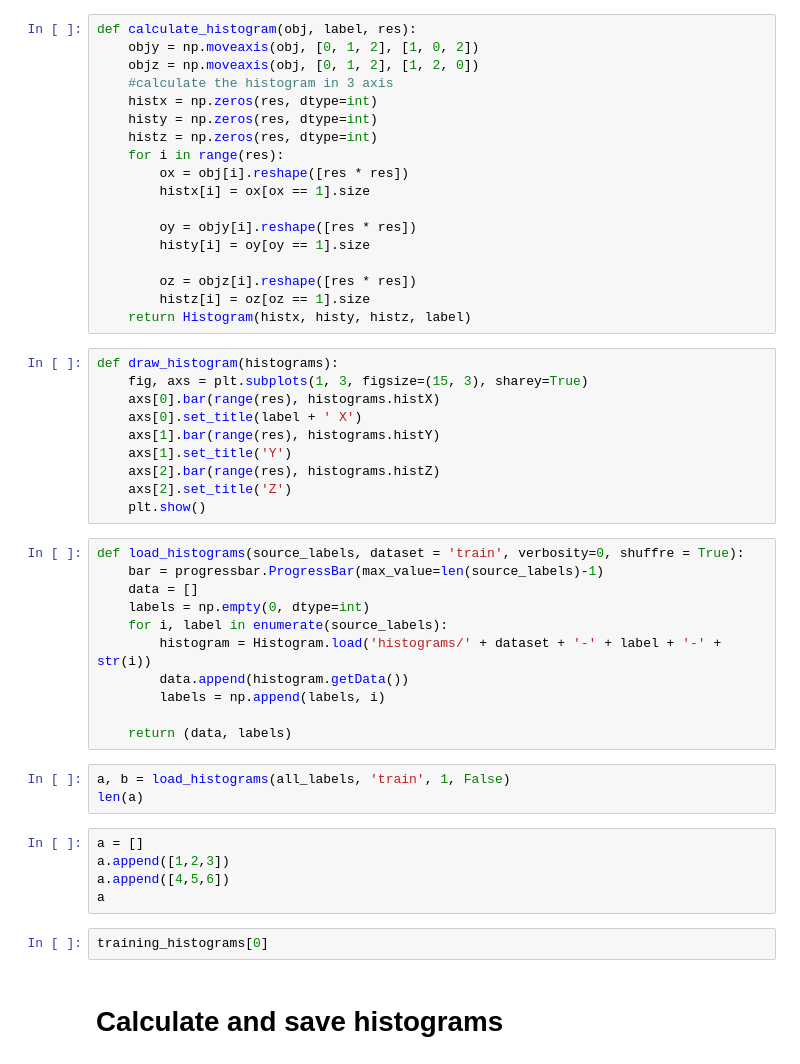
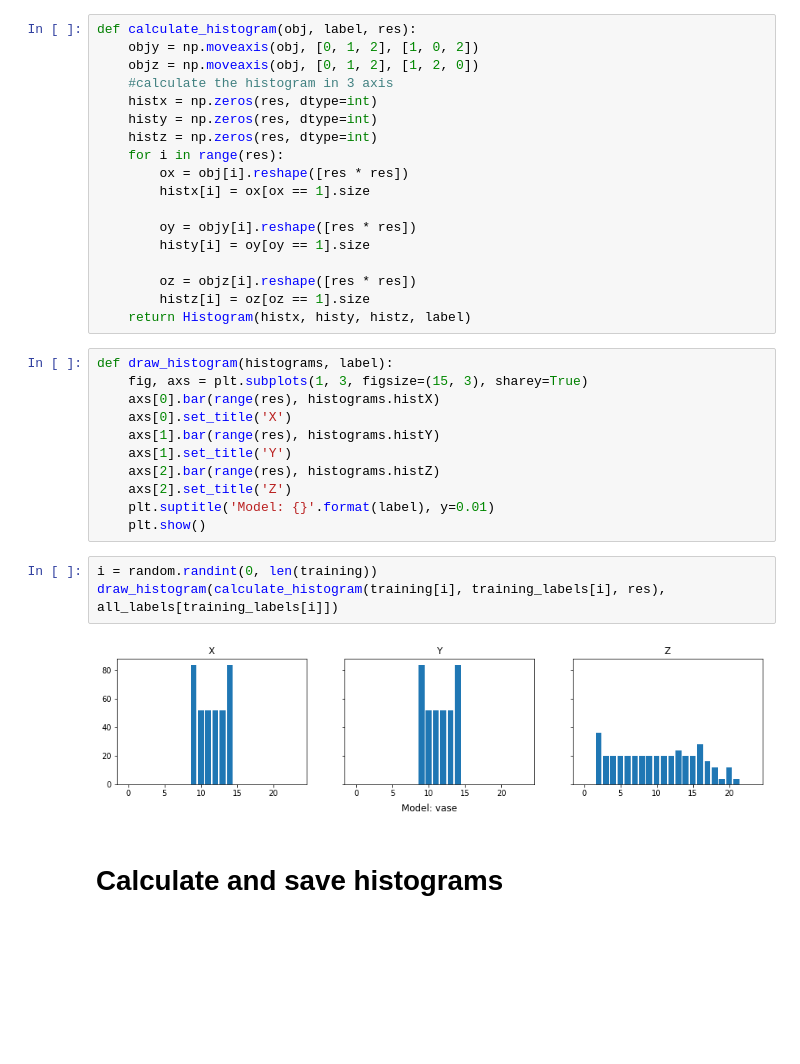
Before and after one commit to kno/TFM, a Jupyter notebook: histogram.ipynb, the cells around one changed output. Cells and saved outputs as stored; diff of their text form; blank space fills up the shorter version.

```diff
--- a/histogram.ipynb
+++ b/histogram.ipynb
@@ -83,36 +65,21 @@ def calculate_histogram(obj, label, res):
         histz[i] = oz[oz == 1].size
     return Histogram(histx, histy, histz, label)
 # %%
-def draw_histogram(histograms):
+def draw_histogram(histograms, label):
     fig, axs = plt.subplots(1, 3, figsize=(15, 3), sharey=True)
     axs[0].bar(range(res), histograms.histX)
-    axs[0].set_title(label + ' X')
+    axs[0].set_title('X')
     axs[1].bar(range(res), histograms.histY)
     axs[1].set_title('Y')
     axs[2].bar(range(res), histograms.histZ)
     axs[2].set_title('Z')
+    plt.suptitle('Model: {}'.format(label), y=0.01)
     plt.show()
-# %%
-def load_histograms(source_labels, dataset = 'train', verbosity=0, shuffre = True):
-    bar = progressbar.ProgressBar(max_value=len(source_labels)-1)
-    data = []
-    labels = np.empty(0, dtype=int)
-    for i, label in enumerate(source_labels):
-        histogram = Histogram.load('histograms/' + dataset + '-' + label + '-' + str(i))
-        data.append(histogram.getData())
-        labels = np.append(labels, i)
-
-    return (data, labels)
-# %%
-a, b = load_histograms(all_labels, 'train', 1, False)
-len(a)
-# %%
-a = []
-a.append([1,2,3])
-a.append([4,5,6])
-a
-# %%
-training_histograms[0]
+# %%
+i = random.randint(0, len(training))
+draw_histogram(calculate_histogram(training[i], training_labels[i], res), all_labels[training_labels[i]])
+# %% [output]
+[figure, added]
 # %% [markdown]
 # Calculate and save histograms
 # %%
```
Also changed, not shown: parts of 29 cells of this notebook, 7 other files.
